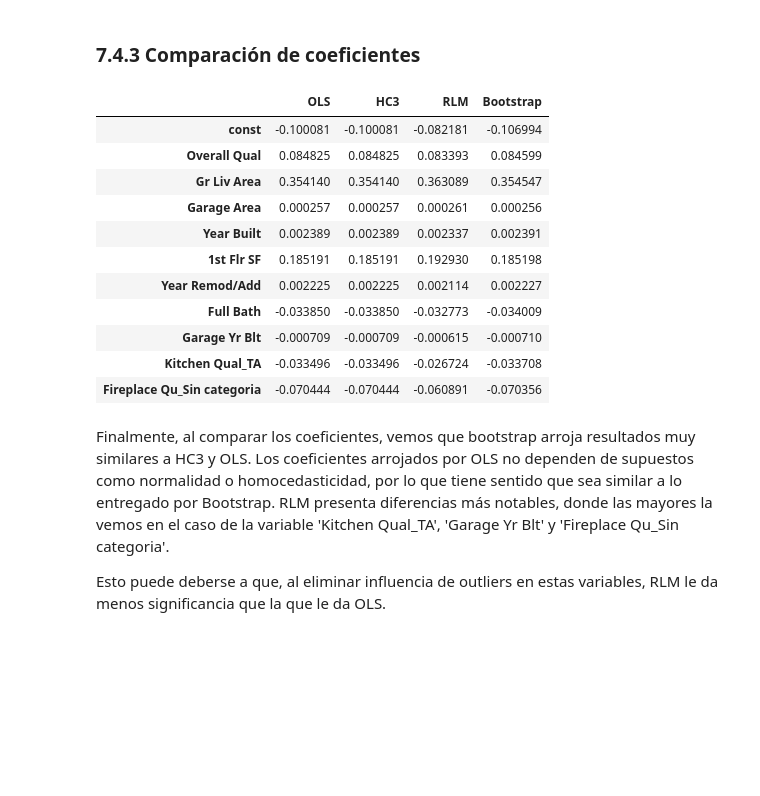
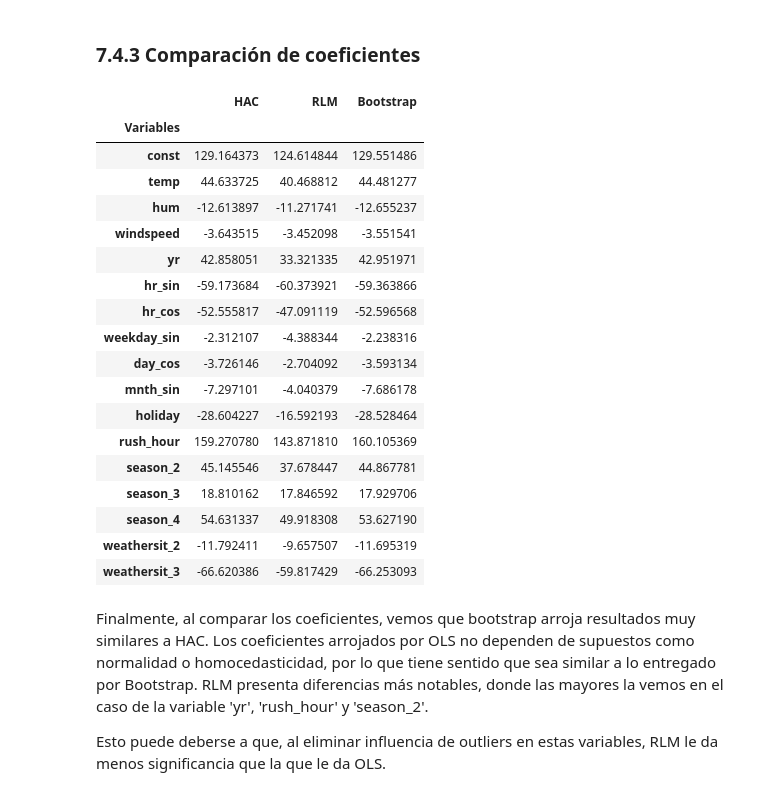
Before and after one commit to Fabian-11037/bike-sharing-regression, a Jupyter notebook: Notebooks/07-robust-methods.ipynb, the cells around one changed output. Saved outputs shown, nothing was run; the diff lists cells and outputs as text; code cells hidden in the pictures; blank space fills up the shorter version.

```diff
--- a/Notebooks/07-robust-methods.ipynb
+++ b/Notebooks/07-robust-methods.ipynb
@@ -23,3 +23,3 @@ Y = np.load(path + 'Y_def2.dat', allow_pickle= True)
 # %%
-result =  sm.load(path + 'ols_def2_results.pickle')
+result =  sm.load(path + 'ols_def_results.pickle')
 # %%
@@ -27,2 +27,4 @@ with open("../Data/regressor_columns_def2.pickle", "rb") as fp:   #Pickling
 ...   regressor_columns_def = pickle.load(fp)
+# %%
+df = pd.read_csv(path+'hour-processed2.csv', delimiter=',', index_col=0)
 # %% [markdown]
@@ -64,8 +67,11 @@ Donde:
 ---
 En base a lo anterior, calculamos nuestros modelos robustos, sabiendo que los coeficientes no cambiaran, la afectación principal será al error estandar.
 # %%
-print("\nModelos con corrección robusta a heterocedasticidad: HCO")
-robust_model = result.get_robustcov_results(cov_type='HC0')
-print(f"\n=== Resultados con HC0 ===")
-robust_model.summary()
+print("\nModelos con corrección robusta a heterocedasticidad y autocorrelación: HAC")
+nw_results = result.get_robustcov_results(
+    cov_type='HAC',
+    maxlags=24
+)
+print(f"\n=== Resultados con HAC ===")
+nw_results.summary(yname='cnt', xname=['const'] + regressor_columns_def)
 # %% [output]
@@ -536,0 +355,11 @@ Fireplace Qu_Sin categoria -0.070356        0.006199 -0.082440 -0.058049
+# %%
+coef_summary, coef_array = temporal_block_bootstrap_ols(
+    df,
+    target='cnt',
+    features=regressor_columns_def,
+    block_size=48,   # tamaño de bloque = 2 días (24h × 2)
+    n_boot=2000
+)
+
+print("\n=== Bootstrap Coefficients Summary ===\n")
+print(coef_summary)
@@ -652,27 +540,36 @@ En cambio, Boostrap entrega en su mayoría el intervalo de confianza más amplio
 ### 7.4.3 Comparación de coeficientes
 # %%
 comparison_coeff = pd.DataFrame({
-    'OLS': result.params,
-    'HC3': robust_model.params,
+    'Variables': ['const'] + regressor_columns_def,
+    'HAC': nw_results.params,
     'RLM': rlm_results.params,
-    'Bootstrap': boot_df.mean()
+    'Bootstrap': coef_summary['coef_mean']
 })
 
+comparison_coeff.set_index('Variables', inplace=True)
+
 comparison_coeff
 # %% [output]
-|  | OLS | HC3 | RLM | Bootstrap |
-| const | -0.100081 | -0.100081 | -0.082181 | -0.106994 |
-| Overall Qual | 0.084825 | 0.084825 | 0.083393 | 0.084599 |
-| Gr Liv Area | 0.354140 | 0.354140 | 0.363089 | 0.354547 |
-| Garage Area | 0.000257 | 0.000257 | 0.000261 | 0.000256 |
-| Year Built | 0.002389 | 0.002389 | 0.002337 | 0.002391 |
-| 1st Flr SF | 0.185191 | 0.185191 | 0.192930 | 0.185198 |
-| Year Remod/Add | 0.002225 | 0.002225 | 0.002114 | 0.002227 |
-| Full Bath | -0.033850 | -0.033850 | -0.032773 | -0.034009 |
-| Garage Yr Blt | -0.000709 | -0.000709 | -0.000615 | -0.000710 |
-| Kitchen Qual_TA | -0.033496 | -0.033496 | -0.026724 | -0.033708 |
-| Fireplace Qu_Sin categoria | -0.070444 | -0.070444 | -0.060891 | -0.070356 |
+|  | HAC | RLM | Bootstrap |
+| Variables |  |  |  |
+| const | 129.164373 | 124.614844 | 129.551486 |
+| temp | 44.633725 | 40.468812 | 44.481277 |
+| hum | -12.613897 | -11.271741 | -12.655237 |
+| windspeed | -3.643515 | -3.452098 | -3.551541 |
+| yr | 42.858051 | 33.321335 | 42.951971 |
+| hr_sin | -59.173684 | -60.373921 | -59.363866 |
+| hr_cos | -52.555817 | -47.091119 | -52.596568 |
+| weekday_sin | -2.312107 | -4.388344 | -2.238316 |
+| day_cos | -3.726146 | -2.704092 | -3.593134 |
+| mnth_sin | -7.297101 | -4.040379 | -7.686178 |
+| holiday | -28.604227 | -16.592193 | -28.528464 |
+| rush_hour | 159.270780 | 143.871810 | 160.105369 |
+| season_2 | 45.145546 | 37.678447 | 44.867781 |
+| season_3 | 18.810162 | 17.846592 | 17.929706 |
+| season_4 | 54.631337 | 49.918308 | 53.627190 |
+| weathersit_2 | -11.792411 | -9.657507 | -11.695319 |
+| weathersit_3 | -66.620386 | -59.817429 | -66.253093 |
 # %% [markdown]
-Finalmente, al comparar los coeficientes, vemos que bootstrap arroja resultados muy similares a HC3 y OLS. Los coeficientes arrojados por OLS no dependen de supuestos como normalidad o homocedasticidad, por lo que tiene sentido que sea similar a lo entregado por Bootstrap. RLM presenta diferencias más notables, donde las mayores la vemos en el caso de la variable 'Kitchen Qual_TA', 'Garage Yr Blt' y 'Fireplace Qu_Sin categoria'.
+Finalmente, al comparar los coeficientes, vemos que bootstrap arroja resultados muy similares a HAC. Los coeficientes arrojados por OLS no dependen de supuestos como normalidad o homocedasticidad, por lo que tiene sentido que sea similar a lo entregado por Bootstrap. RLM presenta diferencias más notables, donde las mayores la vemos en el caso de la variable 'yr', 'rush_hour' y 'season_2'.
 
 Esto puede deberse a que, al eliminar influencia de outliers en estas variables, RLM le da menos significancia que la que le da OLS.
```
Also changed, not shown: parts of 36 cells of this notebook, 5 other files.
